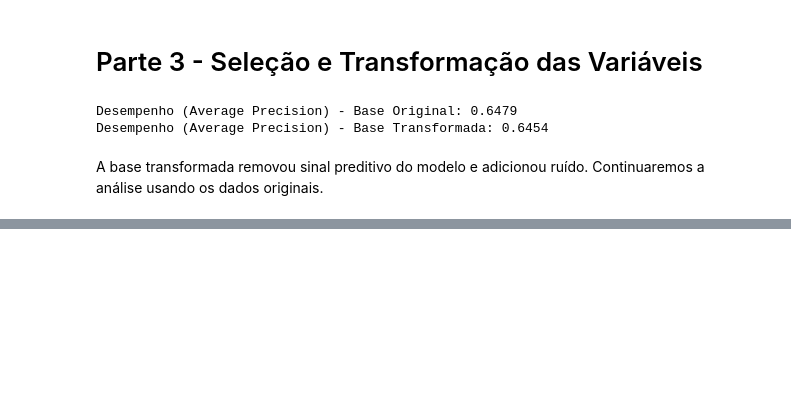
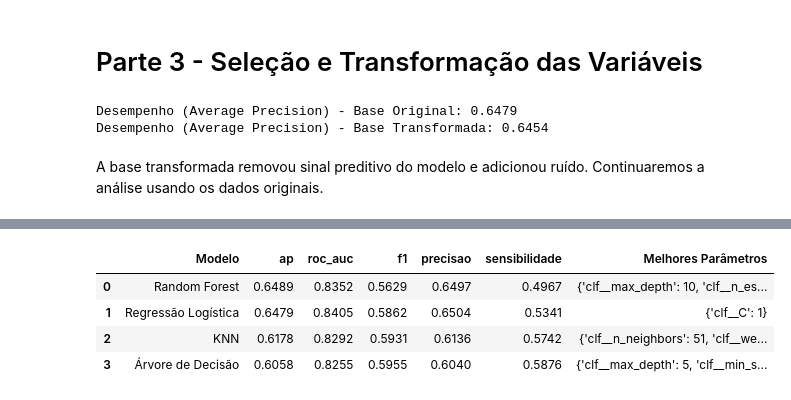
Before and after one commit to VictorTrasancos/Telco-Customer-Churn, a Jupyter notebook: Telco_Customer.ipynb, the cells around one changed output, grey strips where cells are left out. Saved outputs shown, nothing was run; the diff lists cells and outputs as text; code cells hidden in the pictures; blank space fills up the shorter version.

Commit message:
Adição do bloco 4 - Construção dos modelos

```diff
--- a/Telco_Customer.ipynb
+++ b/Telco_Customer.ipynb
@@ -281,0 +285,80 @@ A base transformada removou sinal preditivo do modelo e adicionou ruído. Contin
+# %%
+from sklearn.pipeline import Pipeline
+from sklearn.model_selection import GridSearchCV
+from sklearn.linear_model import LogisticRegression
+from sklearn.ensemble import RandomForestClassifier
+from sklearn.neighbors import KNeighborsClassifier
+from sklearn.tree import DecisionTreeClassifier
+from sklearn.metrics import make_scorer, precision_score, recall_score, f1_score, roc_auc_score, average_precision_score
+
+# Métricas a serem calculdas na validação cruzada
+SCORING = {
+    'ap': 'average_precision',
+    'roc_auc': 'roc_auc',
+    'f1': 'f1',
+    'precisao': 'precision',
+    'sensibilidade': 'recall'
+}
+
+# Definindo dicionários e hiperparâmetros
+modelos_grid = {
+    "Regressão Logística": (
+        LogisticRegression(max_iter=1000,random_state=42),
+      {"clf__C": [0.01, 0.1, 1, 10]}
+    ),
+    "Árvore de Decisão": (
+        DecisionTreeClassifier(random_state=42),
+        {"clf__max_depth": [3, 5, 7, 10], "clf__min_samples_split": [2, 10, 20]}
+    ),
+
+    "KNN": (
+        KNeighborsClassifier(),
+        {"clf__n_neighbors": [15, 31, 51], "clf__weights": ["uniform", "distance"]}
+    ),
+    "Random Forest": (
+        RandomForestClassifier(random_state=42),
+        {"clf__max_depth": [5, 10], "clf__n_estimators": [100, 200]}
+    )
+}
+
+# Laço de treinamento
+resultados_lista = []
+resultados_cv = {}
+
+for nome, (modelo, grid) in modelos_grid.items():
+  # Cria o pipeline com o processor obtido no bloco 3
+  pipe = Pipeline([('prep',preprocessor_base), ('clf',modelo)])
+
+  # Avalia múltiplas métricas, mas decide pelo Average Precision
+  grid_search = GridSearchCV(pipe, grid, cv=cv, scoring=SCORING, refit='ap', n_jobs=-1)
+
+  # Treinando o modelo
+  grid_search.fit(X_train, y_train)
+
+  # Armazena os resultados
+  resultados_cv[nome] = grid_search
+
+  # Obtendo as melhores métricas
+  id_melhor = grid_search.best_index_
+  linha = {"Modelo": nome}
+
+  for m in SCORING:
+        linha[m] = float(grid_search.cv_results_[f"mean_test_{m}"][id_melhor])
+
+  linha['Melhores Parâmetros'] = str(grid_search.best_params_)
+  resultados_lista.append(linha)
+
+# Exibição em tabela
+df_resultados = pd.DataFrame(resultados_lista)
+
+# Ordenando pelas métricas para deixar o Average Precision (ap) em destaque
+colunas_ordem = ['Modelo', 'ap', 'roc_auc', 'f1', 'precisao', 'sensibilidade', 'Melhores Parâmetros']
+df_resultados = df_resultados[colunas_ordem].sort_values(by='ap', ascending=False).reset_index(drop=True)
+
+display(df_resultados.round(4))
+# %% [output]
+|  | Modelo | ap | roc_auc | f1 | precisao | sensibilidade | Melhores Parâmetros |
+| 0 | Random Forest | 0.6489 | 0.8352 | 0.5629 | 0.6497 | 0.4967 | {'clf__max_depth': 10, 'clf__n_es... |
+| 1 | Regressão Logística | 0.6479 | 0.8405 | 0.5862 | 0.6504 | 0.5341 | {'clf__C': 1} |
+| 2 | KNN | 0.6178 | 0.8292 | 0.5931 | 0.6136 | 0.5742 | {'clf__n_neighbors': 51, 'clf__we... |
+| 3 | Árvore de Decisão | 0.6058 | 0.8255 | 0.5955 | 0.6040 | 0.5876 | {'clf__max_depth': 5, 'clf__min_s... |
```
Also changed, not shown: parts of 2 cells of this notebook.
